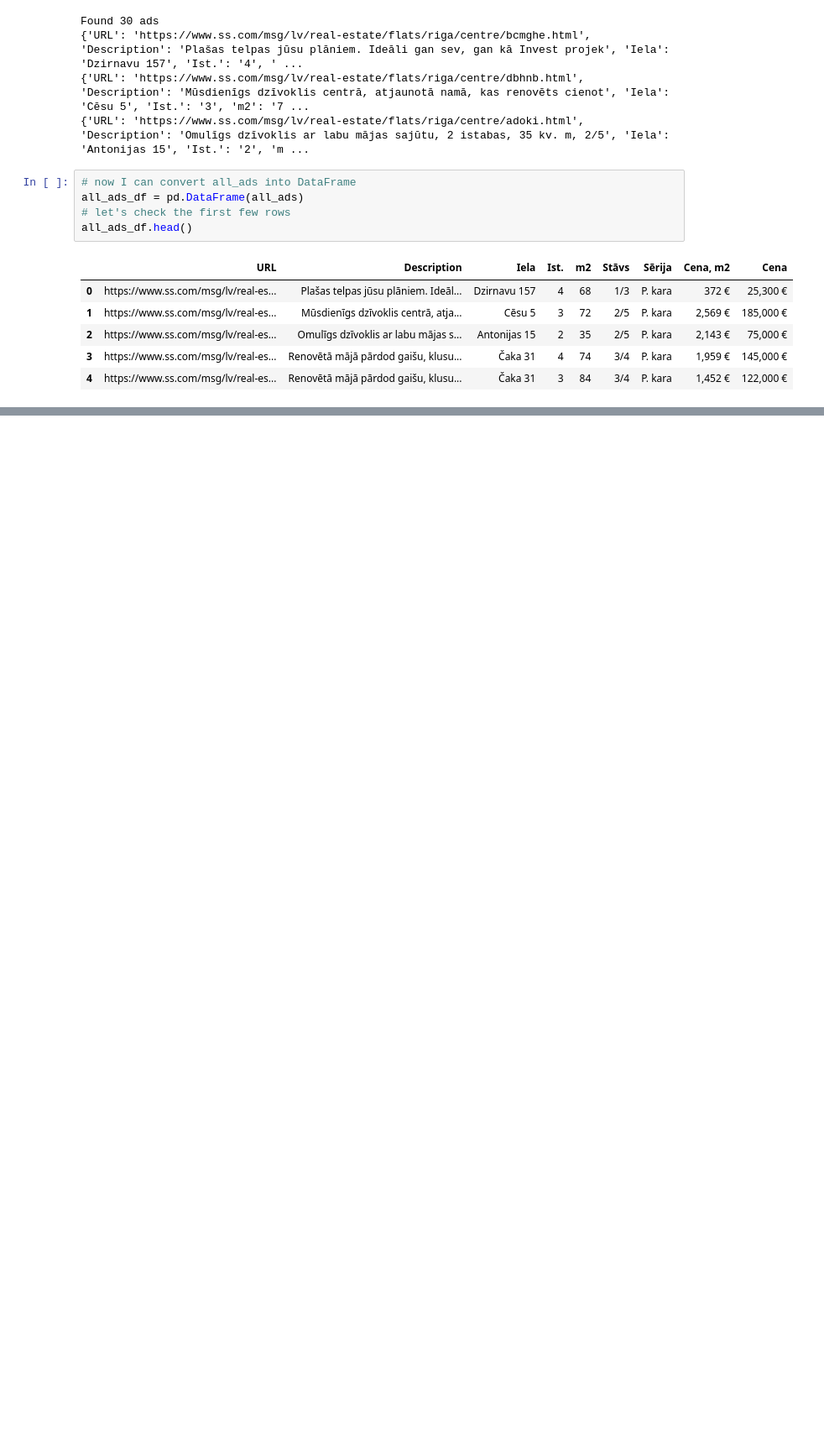
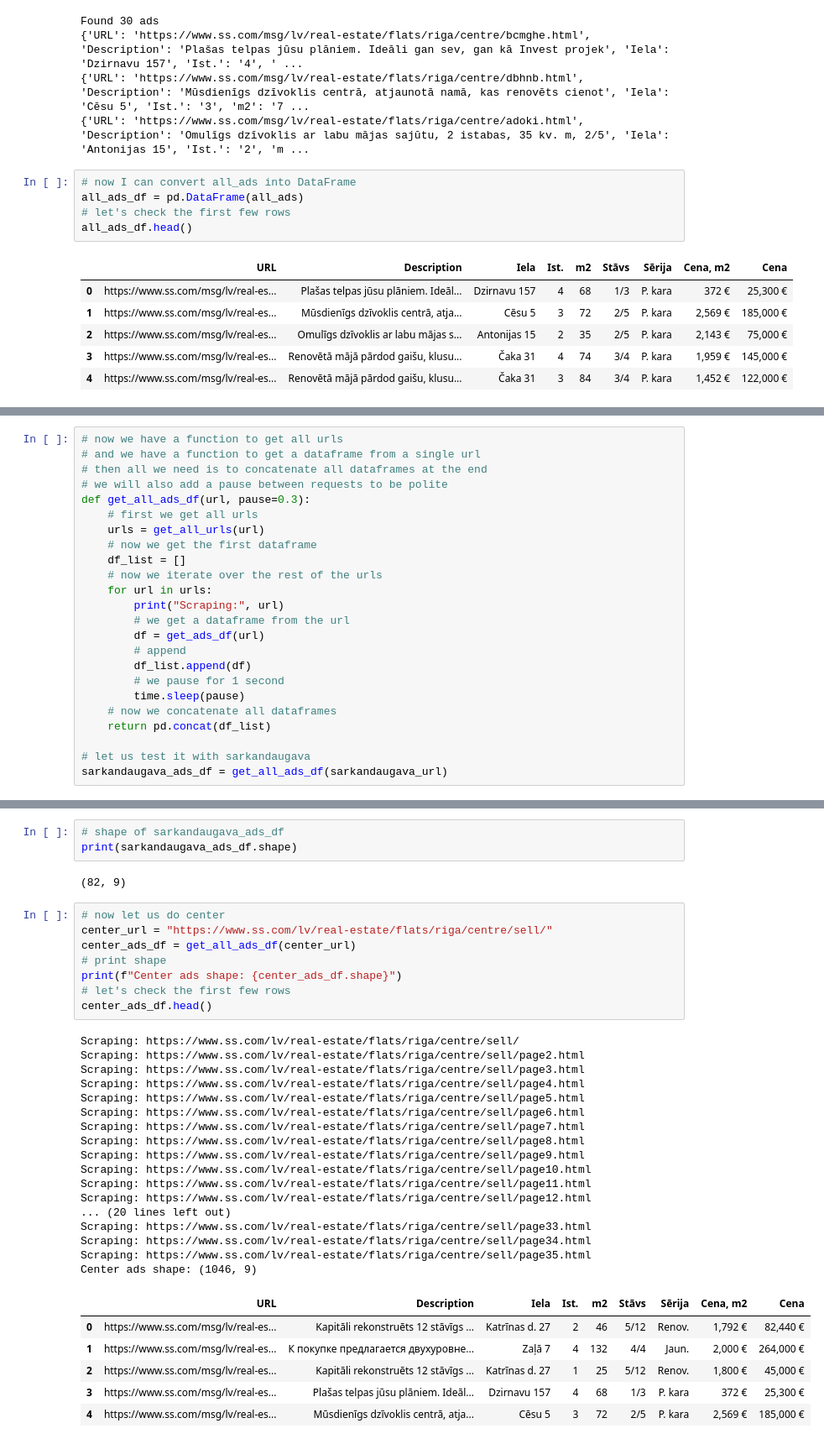
Before and after one commit to ValRCS/DAS_Python_24, a Jupyter notebook: Topic_15_Web_Scraping/WebScraping_Apartments.ipynb, the cells around one changed output, grey strips where cells are left out. Shown at 84% size. Drawn from its saved outputs; the diff is of its cells as text; blank space fills up the shorter version.

```diff
--- a/Topic_15_Web_Scraping/WebScraping_Apartments.ipynb
+++ b/Topic_15_Web_Scraping/WebScraping_Apartments.ipynb
@@ -289,0 +412,24 @@ all_ads_df.head()
+# %%
+# now we have a function to get all urls
+# and we have a function to get a dataframe from a single url
+# then all we need is to concatenate all dataframes at the end
+# we will also add a pause between requests to be polite
+def get_all_ads_df(url, pause=0.3):
+    # first we get all urls
+    urls = get_all_urls(url)
+    # now we get the first dataframe
+    df_list = []
+    # now we iterate over the rest of the urls
+    for url in urls:
+        print("Scraping:", url)
+        # we get a dataframe from the url
+        df = get_ads_df(url)
+        # append
+        df_list.append(df)
+        # we pause for 1 second
+        time.sleep(pause)
+    # now we concatenate all dataframes
+    return pd.concat(df_list)
+
+# let us test it with sarkandaugava
+sarkandaugava_ads_df = get_all_ads_df(sarkandaugava_url)
@@ -289,0 +440,37 @@ all_ads_df.head()
+# %%
+# shape of sarkandaugava_ads_df
+print(sarkandaugava_ads_df.shape)
+# %% [output]
+(82, 9)
+# %%
+# now let us do center
+center_url = "https://www.ss.com/lv/real-estate/flats/riga/centre/sell/"
+center_ads_df = get_all_ads_df(center_url)
+# print shape
+print(f"Center ads shape: {center_ads_df.shape}")
+# let's check the first few rows
+center_ads_df.head()
+# %% [output]
+Scraping: https://www.ss.com/lv/real-estate/flats/riga/centre/sell/
+Scraping: https://www.ss.com/lv/real-estate/flats/riga/centre/sell/page2.html
+Scraping: https://www.ss.com/lv/real-estate/flats/riga/centre/sell/page3.html
+Scraping: https://www.ss.com/lv/real-estate/flats/riga/centre/sell/page4.html
+Scraping: https://www.ss.com/lv/real-estate/flats/riga/centre/sell/page5.html
+Scraping: https://www.ss.com/lv/real-estate/flats/riga/centre/sell/page6.html
+Scraping: https://www.ss.com/lv/real-estate/flats/riga/centre/sell/page7.html
+Scraping: https://www.ss.com/lv/real-estate/flats/riga/centre/sell/page8.html
+Scraping: https://www.ss.com/lv/real-estate/flats/riga/centre/sell/page9.html
+Scraping: https://www.ss.com/lv/real-estate/flats/riga/centre/sell/page10.html
+Scraping: https://www.ss.com/lv/real-estate/flats/riga/centre/sell/page11.html
+Scraping: https://www.ss.com/lv/real-estate/flats/riga/centre/sell/page12.html
+... (20 lines left out)
+Scraping: https://www.ss.com/lv/real-estate/flats/riga/centre/sell/page33.html
+Scraping: https://www.ss.com/lv/real-estate/flats/riga/centre/sell/page34.html
+Scraping: https://www.ss.com/lv/real-estate/flats/riga/centre/sell/page35.html
+Center ads shape: (1046, 9)
+|  | URL | Description | Iela | Ist. | m2 | Stāvs | Sērija | Cena, m2 | Cena |
+| 0 | https://www.ss.com/msg/lv/real-es... | Kapitāli rekonstruēts 12 stāvīgs ... | Katrīnas d. 27 | 2 | 46 | 5/12 | Renov. | 1,792 € | 82,440 € |
+| 1 | https://www.ss.com/msg/lv/real-es... | К покупке предлагается двухуровне... | Zaļā 7 | 4 | 132 | 4/4 | Jaun. | 2,000 € | 264,000 € |
+| 2 | https://www.ss.com/msg/lv/real-es... | Kapitāli rekonstruēts 12 stāvīgs ... | Katrīnas d. 27 | 1 | 25 | 5/12 | Renov. | 1,800 € | 45,000 € |
+| 3 | https://www.ss.com/msg/lv/real-es... | Plašas telpas jūsu plāniem. Ideāl... | Dzirnavu 157 | 4 | 68 | 1/3 | P. kara | 372 € | 25,300 € |
+| 4 | https://www.ss.com/msg/lv/real-es... | Mūsdienīgs dzīvoklis centrā, atja... | Cēsu 5 | 3 | 72 | 2/5 | P. kara | 2,569 € | 185,000 € |
```
Also changed, not shown: parts of 6 cells of this notebook, 1 other file.
